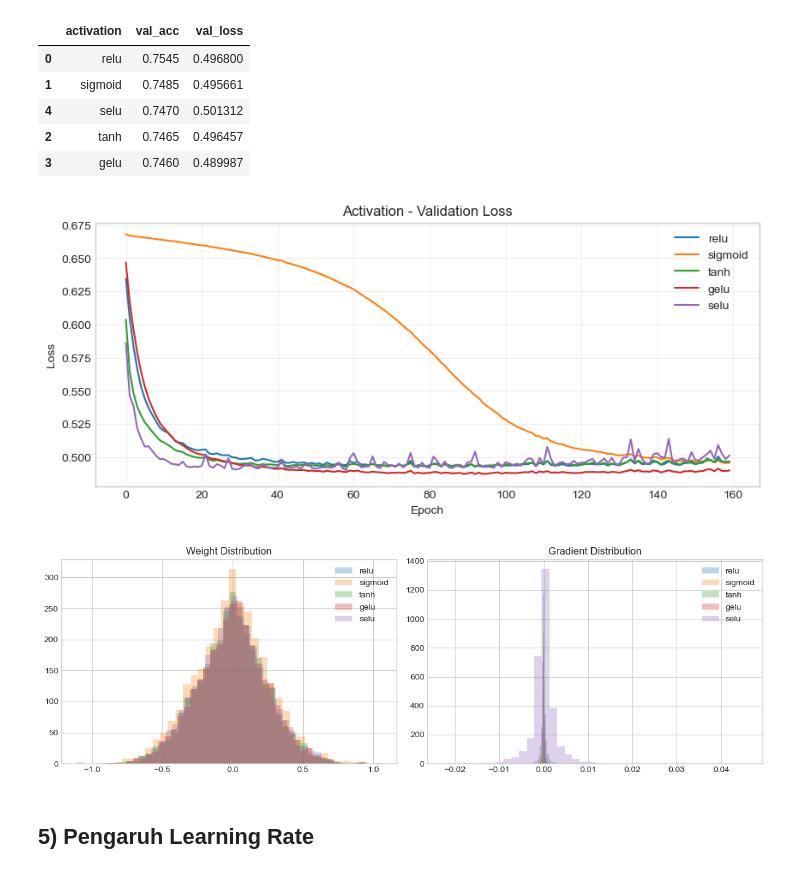
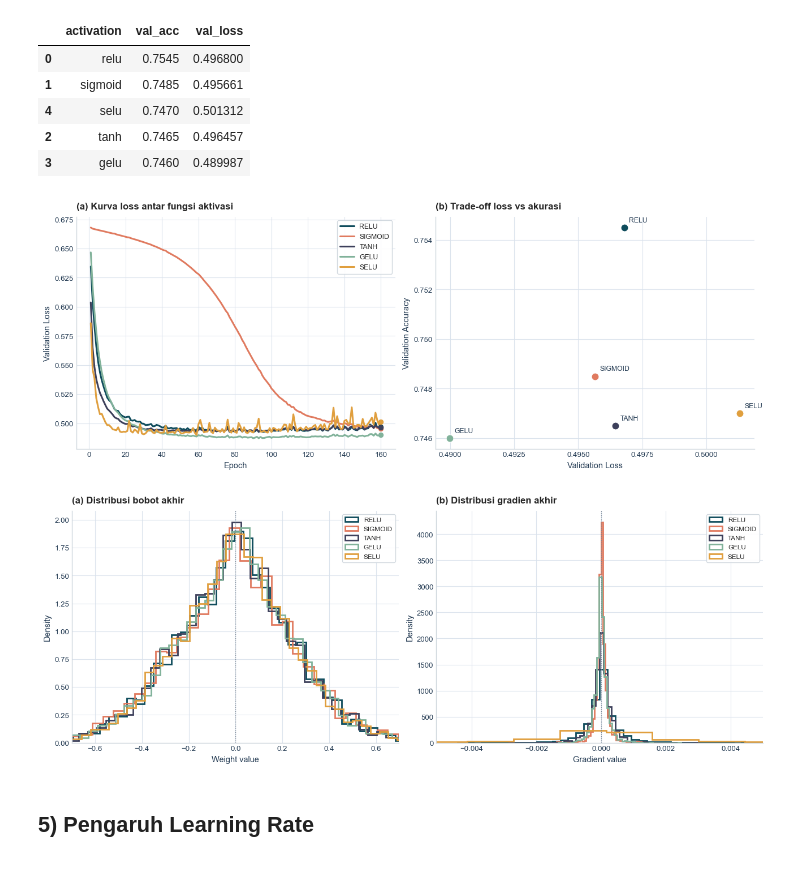
Before and after one commit to fathurwithyou/TorchIsAllYouNeed, a Jupyter notebook: src/experiments.ipynb, the cells around one changed output. Cells and saved outputs as stored; diff of their text form; code cells hidden in the pictures.

```diff
--- a/src/experiments.ipynb
+++ b/src/experiments.ipynb
@@ -360,29 +529,42 @@ pd.DataFrame(
 | 2 | tanh | 0.7465 | 0.496457 |
 | 3 | gelu | 0.7460 | 0.489987 |
 # %%
-plt.figure(figsize=(10, 4))
-for r in activation_results:
-    plt.plot(r["val_curve"], label=r["activation"])
-plt.title("Activation - Validation Loss")
-plt.xlabel("Epoch")
-plt.ylabel("Loss")
-plt.grid(alpha=0.3)
-plt.legend()
-plt.show()
+fig, axes = paper_axes(figsize=(12.8, 4.8))
+plot_loss_panel(
+    axes[0, 0],
+    activation_results,
+    label_fn=lambda r: r["activation"].upper(),
+    title="(a) Kurva loss antar fungsi aktivasi",
+)
+plot_tradeoff_panel(
+    axes[0, 1],
+    activation_results,
+    label_fn=lambda r: r["activation"].upper(),
+    title="(b) Trade-off loss vs akurasi",
+)
+save_figure(fig, "activation_loss.png")
 
-fig, axes = plt.subplots(1, 2, figsize=(12, 4))
-for r in activation_results:
-    axes[0].hist(r["weight_dist"], bins=40, alpha=0.3, label=r["activation"])
-    axes[1].hist(r["grad_dist"], bins=40, alpha=0.3, label=r["activation"])
-axes[0].set_title("Weight Distribution")
-axes[1].set_title("Gradient Distribution")
-axes[0].legend()
-axes[1].legend()
-plt.tight_layout()
-plt.show()
+fig, axes = paper_axes(figsize=(12.8, 4.8))
+plot_distribution_panel(
+    axes[0, 0],
+    activation_results,
+    dist_key="weight_dist",
+    label_fn=lambda r: r["activation"].upper(),
+    title="(a) Distribusi bobot akhir",
+    xlabel="Weight value",
+)
+plot_distribution_panel(
+    axes[0, 1],
+    activation_results,
+    dist_key="grad_dist",
+    label_fn=lambda r: r["activation"].upper(),
+    title="(b) Distribusi gradien akhir",
+    xlabel="Gradient value",
+)
+save_figure(fig, "activation_distribution.png")
 # %% [output]
-[figure, old version]
+[figure, new version]
-[figure, old version]
+[figure, new version]
 # %% [markdown]
 ## 5) Pengaruh Learning Rate
 # %%
```
Also changed, not shown: parts of 9 cells of this notebook.
